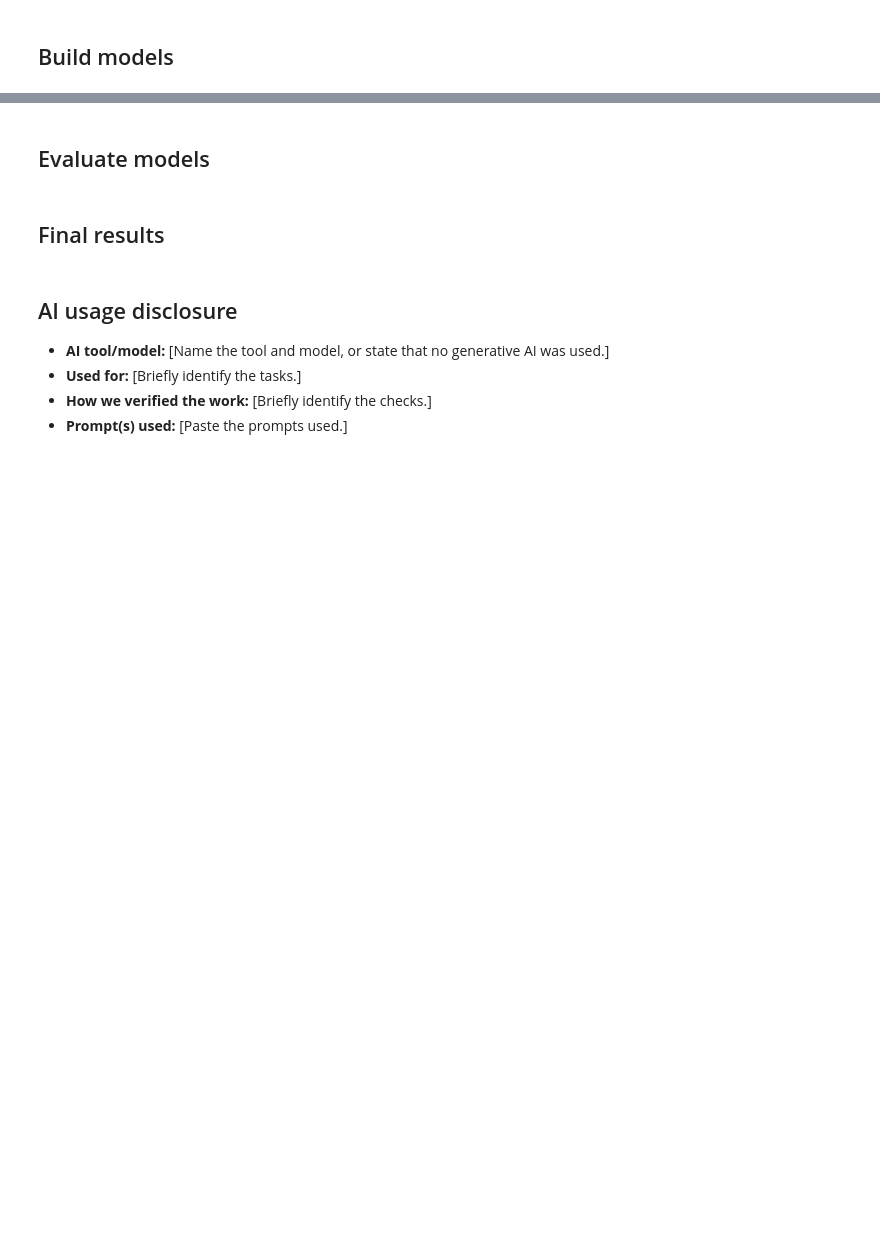
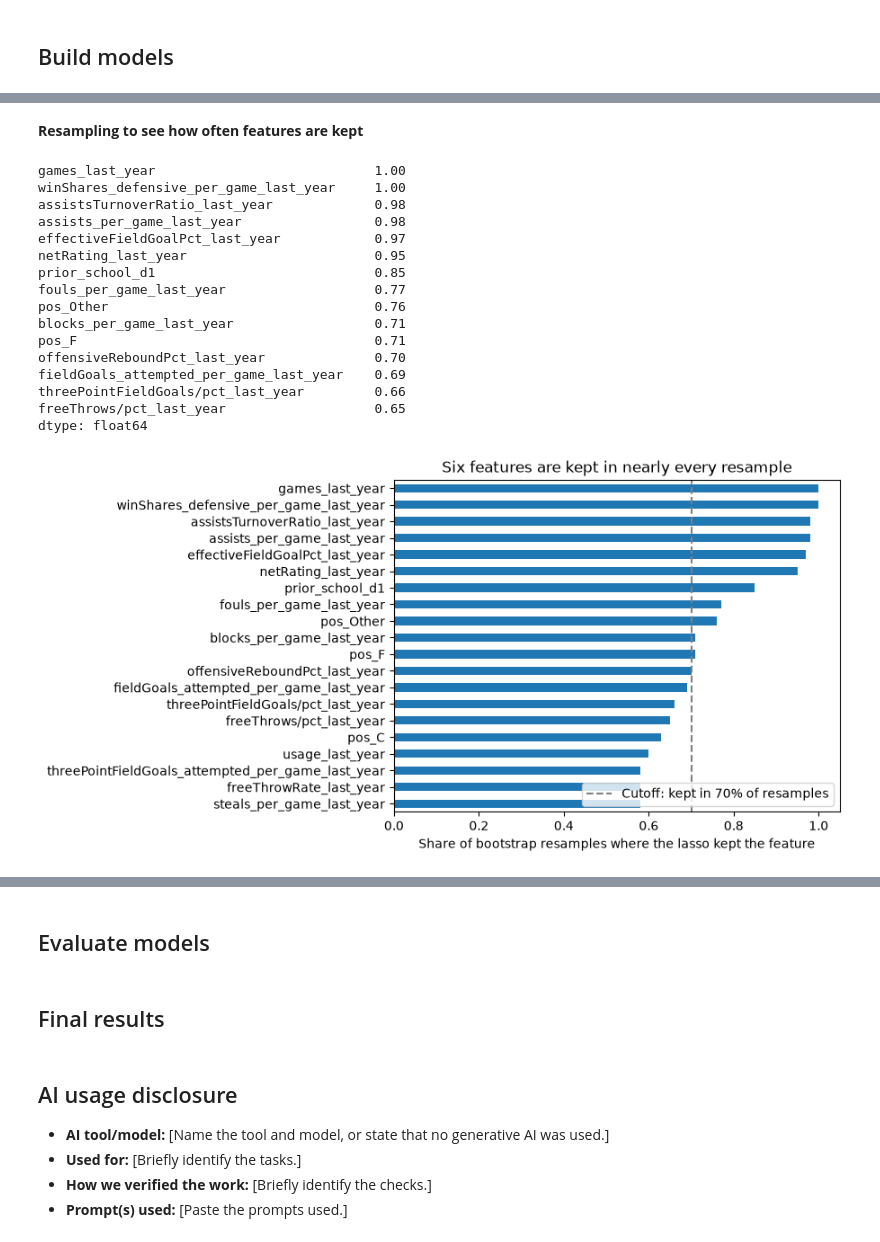
Before and after one commit to eviemcmahan/ds_3001_project_team_6, a Jupyter notebook: notebook.ipynb, the cells around one changed output, grey strips where cells are left out. Saved outputs shown, nothing was run; the diff lists cells and outputs as text; code cells hidden in the pictures; blank space fills up the shorter version.

```diff
--- a/notebook.ipynb
+++ b/notebook.ipynb
@@ -942,0 +1129,43 @@ No player started more games than he played and there are no duplicate athlete-s
+# %% [markdown]
+**Resampling to see how often features are kept**
+# %%
+# Stability selection: refit the lasso on 100 bootstrap resamples of the training data and count how often each feature is kept
+from sklearn.utils import resample
+
+X_imputed = SimpleImputer(strategy="median").fit_transform(X_train) # Impute
+X_scaled = StandardScaler().fit_transform(X_imputed) # Scale
+n_boot = 100 # Use 100 bootstrap resamples
+kept_counts = pd.Series(0, index=candidate_features) # Keep track of what columns belong to what features
+
+for i in range(n_boot):
+    Xi, yi = resample(X_scaled, y_train.values, random_state=i) # Bootstrap sample
+    lasso_i = LogisticRegression(l1_ratio=1, solver="liblinear", C=best_C, max_iter=1000, random_state=0).fit(Xi, yi) # Build the lasso model for each sample
+    kept_counts += (lasso_i.coef_[0] != 0) # True if lasso keeps the feature
+
+selection_rate = (kept_counts / n_boot).sort_values(ascending=False)
+print(selection_rate.round(2).head(15))
+
+selection_rate.head(20).sort_values().plot.barh()
+plt.axvline(0.7, color="gray", linestyle="--", label="Cutoff: kept in 70% of resamples")
+plt.xlabel("Share of bootstrap resamples where the lasso kept the feature")
+plt.title("Six features are kept in nearly every resample")
+plt.legend(loc="lower right")
+plt.show()
+# %% [output]
+games_last_year                            1.00
+winShares_defensive_per_game_last_year     1.00
+assistsTurnoverRatio_last_year             0.98
+assists_per_game_last_year                 0.98
+effectiveFieldGoalPct_last_year            0.97
+netRating_last_year                        0.95
+prior_school_d1                            0.85
+fouls_per_game_last_year                   0.77
+pos_Other                                  0.76
+blocks_per_game_last_year                  0.71
+pos_F                                      0.71
+offensiveReboundPct_last_year              0.70
+fieldGoals_attempted_per_game_last_year    0.69
+threePointFieldGoals/pct_last_year         0.66
+freeThrows/pct_last_year                   0.65
+dtype: float64
+[figure, added]
```
Also changed, not shown: parts of 73 cells of this notebook.
